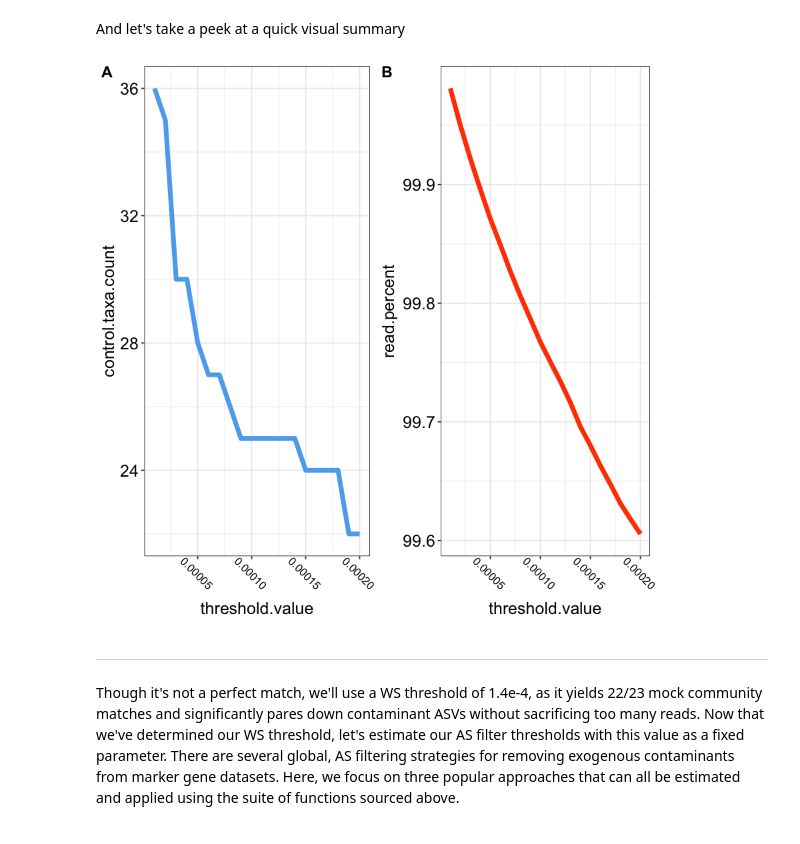
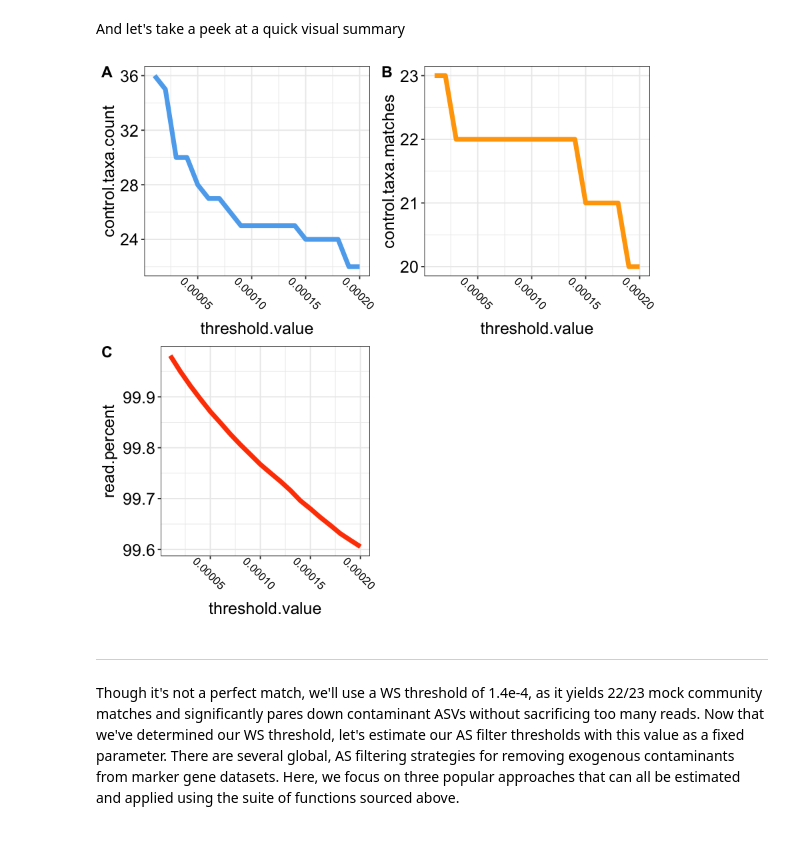
Before and after one commit to itsmisterbrown/microfiltR, a Jupyter notebook: README.ipynb, the cells around one changed output. Cells and saved outputs as stored; diff of their text form; code cells hidden in the pictures.

```diff
--- a/README.ipynb
+++ b/README.ipynb
@@ -148,19 +148,25 @@ And let's take a peek at a quick visual summary
 # %%
 plot1 <- ggplot(data = ws.threshold, aes(x = threshold.value, y = control.taxa.count)) + geom_line(size=2, color="steelblue2") +
   theme(axis.text.y = element_text(size = 15, colour = "black"),
         axis.text.x = element_text(size = 10, colour = "black", angle = 315, vjust = 0.7),
         axis.title.x = element_text(size = 15, colour = "black"),
         axis.title.y = element_text(size = 15, colour = "black"))
 
-plot2 <- ggplot(data = ws.threshold, aes(x = threshold.value, y = read.percent)) + geom_line(size=2, color="orangered1") +
+plot2 <- ggplot(data = ws.threshold, aes(x = threshold.value, y = control.taxa.matches)) + geom_line(size=2, color="orange") +
   theme(axis.text.y = element_text(size = 15, colour = "black"),
         axis.text.x = element_text(size = 10, colour = "black", angle = 315, vjust = 0.7),
         axis.title.x = element_text(size = 15, colour = "black"),
         axis.title.y = element_text(size = 15, colour = "black"))
 
-plot_grid(plot1, plot2, labels = "AUTO")
+plot3 <- ggplot(data = ws.threshold, aes(x = threshold.value, y = read.percent)) + geom_line(size=2, color="orangered1") +
+  theme(axis.text.y = element_text(size = 15, colour = "black"),
+        axis.text.x = element_text(size = 10, colour = "black", angle = 315, vjust = 0.7),
+        axis.title.x = element_text(size = 15, colour = "black"),
+        axis.title.y = element_text(size = 15, colour = "black"))
+
+plot_grid(plot1, plot2, plot3, labels = "AUTO")
 # %% [output]
-[figure, old version]
+[figure, new version]
 # %% [markdown]
 ***
 Though it's not a perfect match, we'll use a WS threshold of 1.4e-4, as it yields 22/23 mock community matches and significantly pares down contaminant ASVs without sacrificing too many reads. Now that we've determined our WS threshold, let's estimate our AS filter thresholds with this value as a fixed parameter. There are several global, AS filtering strategies for removing exogenous contaminants from marker gene datasets. Here, we focus on three popular approaches that can all be estimated and applied using the suite of functions sourced above. <br>
```
Also changed, not shown: parts of 1 cell of this notebook.
